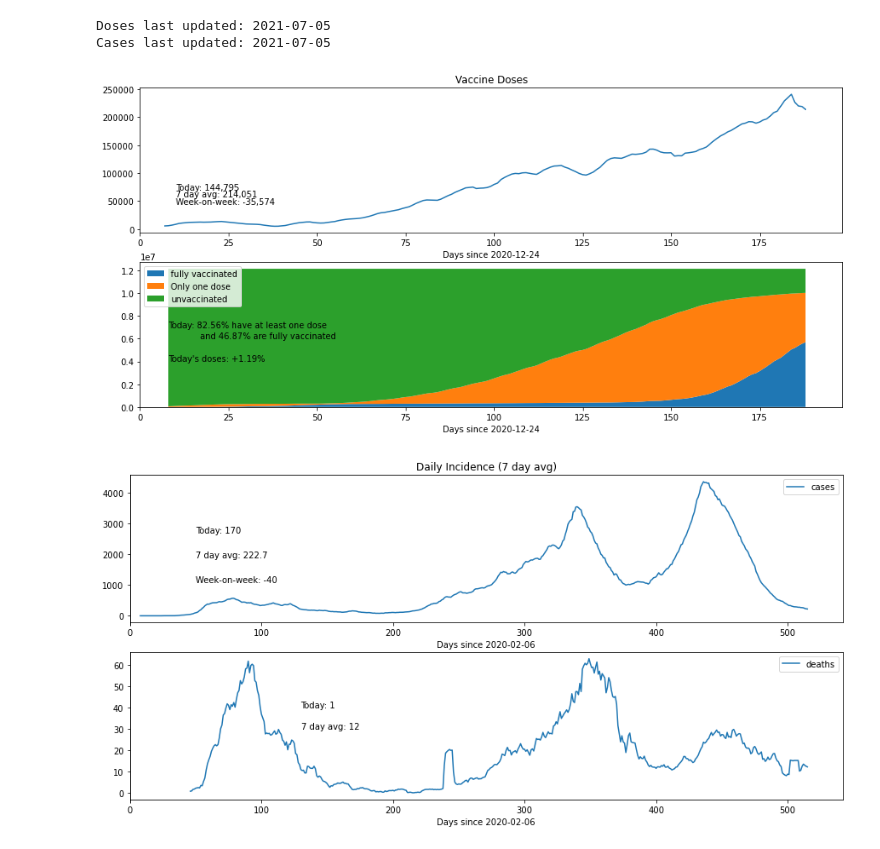
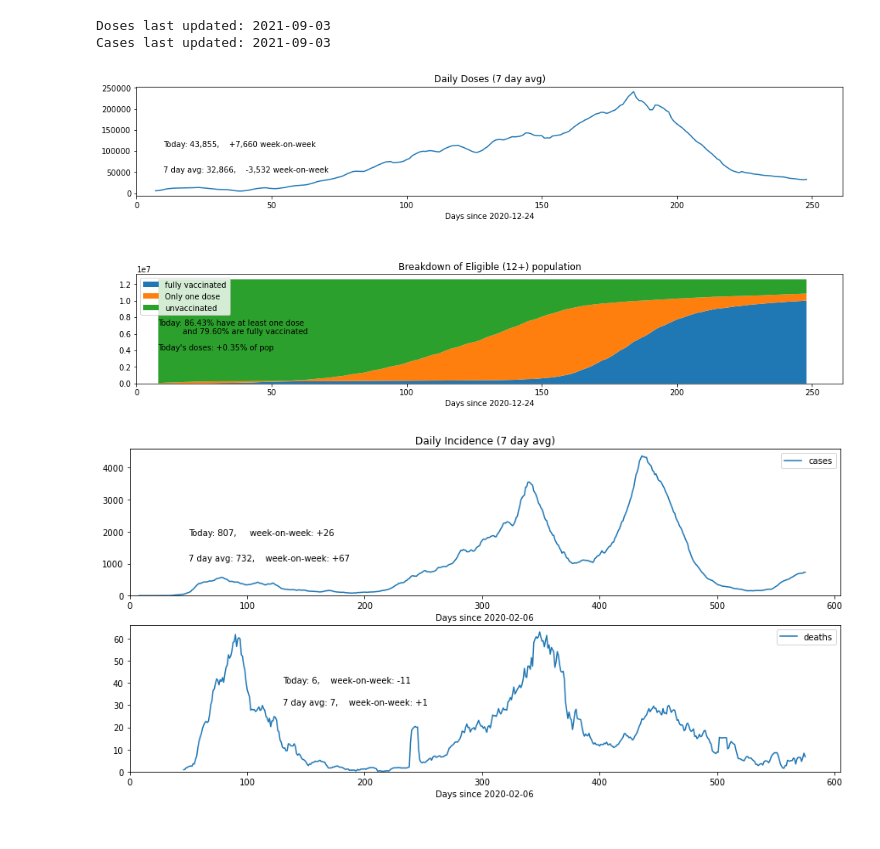
Before and after one commit to hatton-jasper9/covid-stats, a Jupyter notebook: covid-stats.ipynb, the cells around one changed output. Drawn from its saved outputs; the diff is of its cells as text; code cells hidden in the pictures.

```diff
--- a/covid-stats.ipynb
+++ b/covid-stats.ipynb
@@ -14,8 +14,7 @@ import math
 
 #constants
 
-#from: https://www.fin.gov.on.ca/en/economy/demographics/projections/table6.html#year2019
-pop = 12134923 #adult population only
+pop = 14789778*0.85 #Population times estimated eligible proportion
 
 #global display parameters
 
@@ -53,6 +52,12 @@ def rollavg(arglist, n):
         retlist += [x]
 
     return retlist
+
+def get_sgn(num):
+    if num < 0:
+        return ''
+    else:
+        return '+'
 
 #reading data
 
@@ -111,49 +116,49 @@ doses_avg7 = np.append(temp,doses_avg7)
 print("Doses last updated: "+dose_dates[-1])
 print("Cases last updated: "+case_dates[-1])
 # %% [output]
-Doses last updated: 2021-07-05
-Cases last updated: 2021-07-05
+Doses last updated: 2021-09-03
+Cases last updated: 2021-09-03
 # %%
 #Vaccines
 
 xx=np.arange(0,len(total_doses), step=1) #for the graph x axes
 
 #daily doses
 
 doses_week_on_week = doses[-1] - doses[-8]
+avg_week_on_week = doses_avg7[-1] - doses_avg7[-8]
 
 fig2,ax2=plt.subplots(2,1)
-ax2[0].set_title("Vaccine Doses")
+ax2[0].set_title("Daily Doses (7 day avg)")
 ax2[0].set_xlabel("Days since "+dose_dates[0])
+
 ax2[0].plot(xx, doses_avg7)
 ax2[0].set_xlim([0,1.05*len(xx)])
-ax2[0].text(10,70000,"Today: {:,}".format(doses[-1]))
-if doses_week_on_week < 0:
-    ax2[0].text(10,45000,"Week-on-week: {:,}".format(doses_week_on_week))
-else:
-    ax2[0].text(10,45000,"Week-on-week: +{:,}".format(doses_week_on_week))
-ax2[0].text(10,57500,"7 day avg: {:,.0f}".format(doses_avg7[-1]))
+ax2[0].text(10,110000,"Today: {:,},    {}{:,} week-on-week".format(doses[-1], get_sgn(doses_week_on_week), doses_week_on_week))
+ax2[0].text(10,50000,"7 day avg: {:,.0f},    {}{:,.0f} week-on-week".format(doses_avg7[-1], get_sgn(avg_week_on_week), avg_week_on_week))
 
 #population breakdown
 
 popvec = np.full(len(xx), pop) #vector filled with total pop
 vacc = total_doses - full #number of people with at least one dose
 vacc_perc = vacc/pop
 unvacc = (popvec - vacc)
 one_dose = vacc - full #number of people with only one dose
 
+ax2[1].set_title("Breakdown of Eligible (12+) population")
 ax2[1].stackplot(xx, full, one_dose, unvacc)
 ax2[1].legend(["fully vaccinated", "Only one dose", "unvaccinated"], loc="upper left")
 ax2[1].set_xlabel("Days since " + dose_dates[0])
 ax2[1].set_xlim([0,1.05*len(xx)])
 ax2[1].text(8,7000000,"Today: {:.2%} have at least one dose".format(vacc_perc[-1]))
 ax2[1].text(17,6000000,"and {:.2%} are fully vaccinated".format(full[-1]/pop))
-ax2[1].text(8,4000000,"Today's doses: +{:.2%}".format(doses[-1]/pop))
+ax2[1].text(8,4000000,"Today's doses: +{:.2%} of pop".format(doses[-1]/pop))
 
+plt.tight_layout()
 fig2.set_figwidth(figwidth)
 fig2.set_figheight(figheight)
 # %% [output]
-[figure, old version]
+[figure, new version]
 # %%
 #Cases and deaths
 
@@ -165,25 +170,26 @@ ax4[0].set_title("Daily Incidence (7 day avg)")
 ax4[0].set_xlabel("Days since "+case_dates[0])
 ax4[0].legend(["cases"])
 ax4[0].set_xlim([0,1.05*len(xx2)])
-ax4[0].text(50, 2700, "Today: {:n}".format(cases[-1]))
-weekonweek=cases[-1] - cases[-8]
-if weekonweek<0:
-    ax4[0].text(50, 1100, "Week-on-week: {:n}".format(weekonweek))
-else:
-    ax4[0].text(50, 1100, "Week-on-week: +{:n}".format(weekonweek))
-ax4[0].text(50, 1900, "7 day avg: {:.4n}".format(cases_avg7[-1]))
+ax4[0].set_ylim([0,1.05*np.nanmax(cases_avg7)])
+week_on_week=cases[-1] - cases[-8]
+ax4[0].text(50, 1900, "Today: {:n},     week-on-week: {}{:n}".format(cases[-1], get_sgn(week_on_week), week_on_week))
+avg_week_on_week=cases_avg7[-1]-cases_avg7[-8]
+ax4[0].text(50, 1100, "7 day avg: {:.0f},    week-on-week: {}{:.0f}".format(cases_avg7[-1], get_sgn(avg_week_on_week), avg_week_on_week))
 
 ax4[1].plot(xx2,deaths_avg7)
 ax4[1].legend(["deaths"])
 ax4[1].set_xlim([0,1.05*len(xx2)])
+ax4[1].set_ylim([0,1.05*np.nanmax(deaths_avg7)])
 ax4[1].set_xlabel("Days since "+case_dates[0])
-ax4[1].text(130, 40, "Today: {:n}".format(deaths[-1]))
-ax4[1].text(130, 30, "7 day avg: {:.0f}".format(deaths_avg7[-1]))
+week_on_week=deaths[-1]-deaths[-8]
+ax4[1].text(130, 40, "Today: {:n},    week-on-week: {}{:n}".format(deaths[-1], get_sgn(week_on_week), week_on_week))
+avg_week_on_week=deaths_avg7[-1]-deaths_avg7[-8]
+ax4[1].text(130, 30, "7 day avg: {:.0f},    week-on-week: {}{:.0f}".format(deaths_avg7[-1], get_sgn(avg_week_on_week), avg_week_on_week))
 
 fig4.set_figwidth(figwidth)
 fig4.set_figheight(figheight)
 # %% [output]
-[figure, old version]
+[figure, new version]
 # %%
 #Reproductive number
 
```
Also changed, not shown: parts of 1 cell of this notebook.
